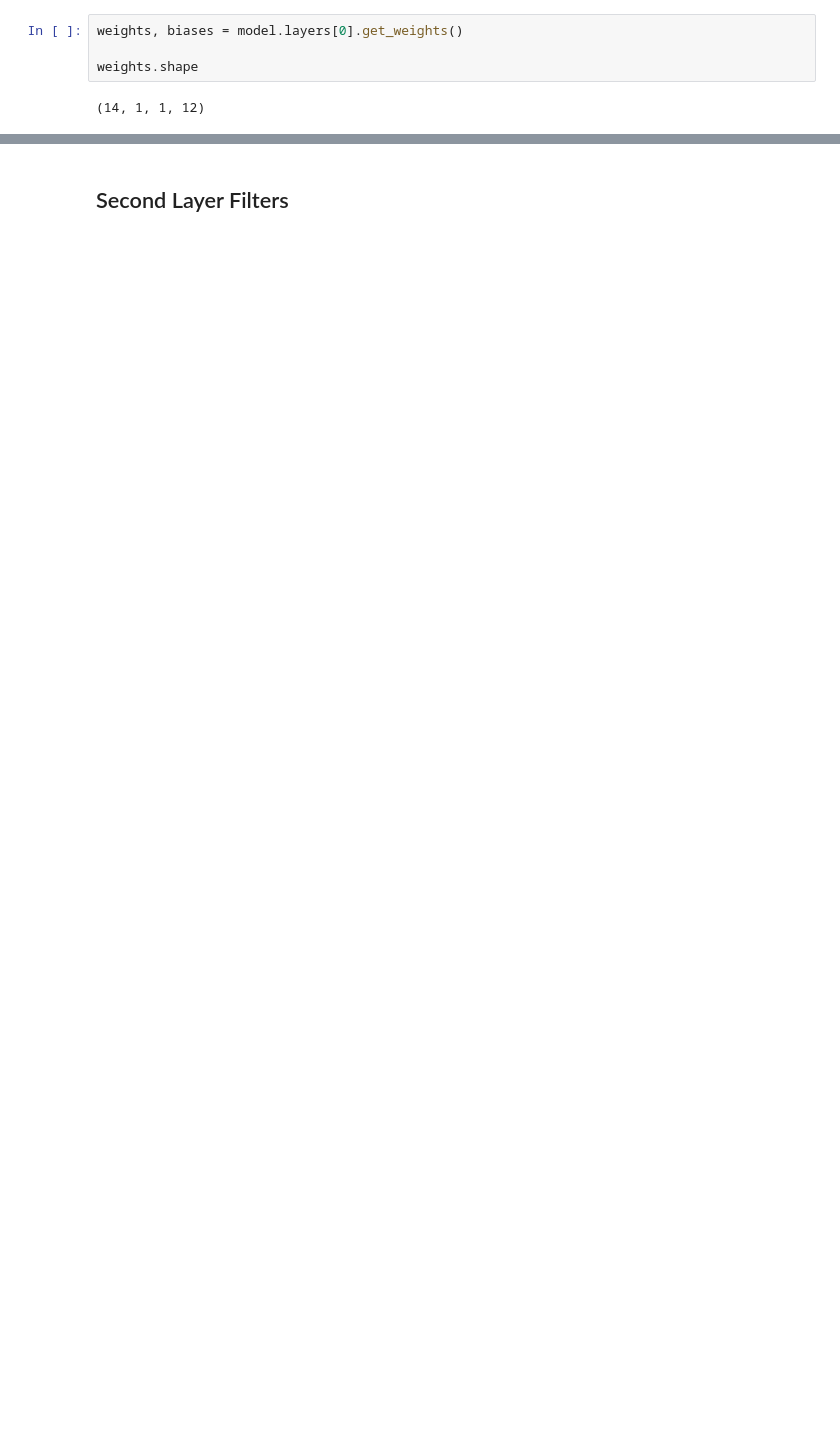
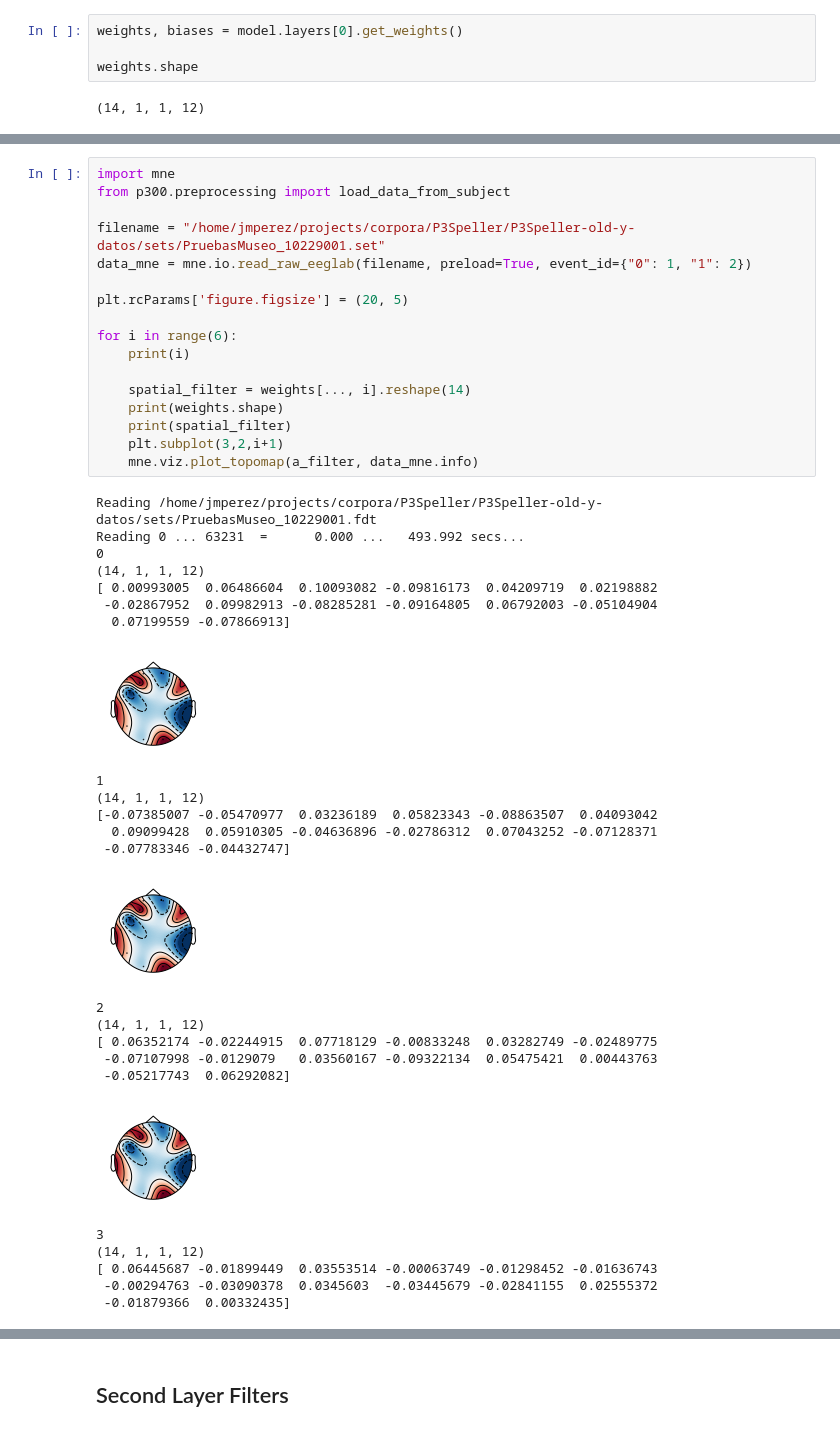
Before and after one commit to finiteautomata/p300speller, a Jupyter notebook: notebooks/kernel_visualization.ipynb, the cells around one changed output, grey strips where cells are left out. Saved outputs shown, nothing was run; the diff lists cells and outputs as text; blank space fills up the shorter version.

```diff
--- a/notebooks/kernel_visualization.ipynb
+++ b/notebooks/kernel_visualization.ipynb
@@ -70,0 +38,43 @@ plt.savefig("channel_filters.png")
+# %%
+import mne
+from p300.preprocessing import load_data_from_subject
+
+filename = "/home/jmperez/projects/corpora/P3Speller/P3Speller-old-y-datos/sets/PruebasMuseo_10229001.set"
+data_mne = mne.io.read_raw_eeglab(filename, preload=True, event_id={"0": 1, "1": 2})
+
+plt.rcParams['figure.figsize'] = (20, 5)
+
+for i in range(6):
+    print(i)
+
+    spatial_filter = weights[..., i].reshape(14)
+    print(weights.shape)
+    print(spatial_filter)
+    plt.subplot(3,2,i+1)
+    mne.viz.plot_topomap(a_filter, data_mne.info)
+# %% [output]
+Reading /home/jmperez/projects/corpora/P3Speller/P3Speller-old-y-datos/sets/PruebasMuseo_10229001.fdt
+Reading 0 ... 63231  =      0.000 ...   493.992 secs...
+0
+(14, 1, 1, 12)
+[ 0.00993005  0.06486604  0.10093082 -0.09816173  0.04209719  0.02198882
+ -0.02867952  0.09982913 -0.08285281 -0.09164805  0.06792003 -0.05104904
+  0.07199559 -0.07866913]
+[figure, added]
+1
+(14, 1, 1, 12)
+[-0.07385007 -0.05470977  0.03236189  0.05823343 -0.08863507  0.04093042
+  0.09099428  0.05910305 -0.04636896 -0.02786312  0.07043252 -0.07128371
+ -0.07783346 -0.04432747]
+[figure, added]
+2
+(14, 1, 1, 12)
+[ 0.06352174 -0.02244915  0.07718129 -0.00833248  0.03282749 -0.02489775
+ -0.07107998 -0.0129079   0.03560167 -0.09322134  0.05475421  0.00443763
+ -0.05217743  0.06292082]
+[figure, added]
+3
+(14, 1, 1, 12)
+[ 0.06445687 -0.01899449  0.03553514 -0.00063749 -0.01298452 -0.01636743
+ -0.00294763 -0.03090378  0.0345603  -0.03445679 -0.02841155  0.02555372
+ -0.01879366  0.00332435]
```
Also changed, not shown: parts of 9 cells of this notebook, 1 other file.
